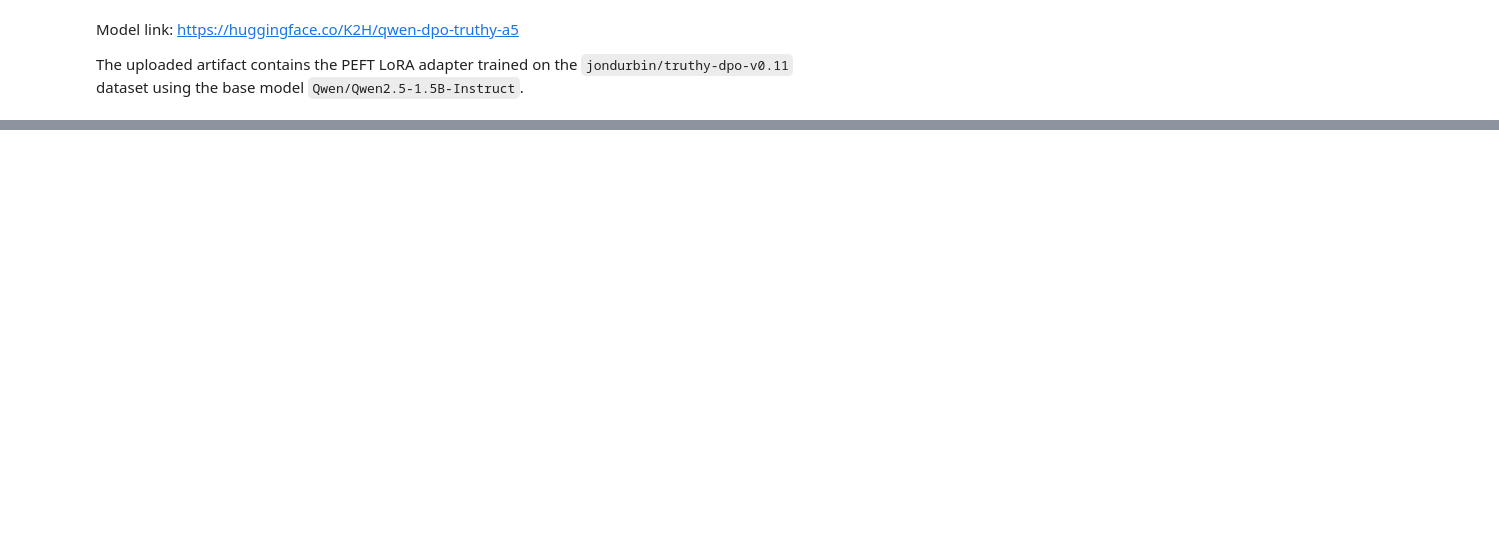
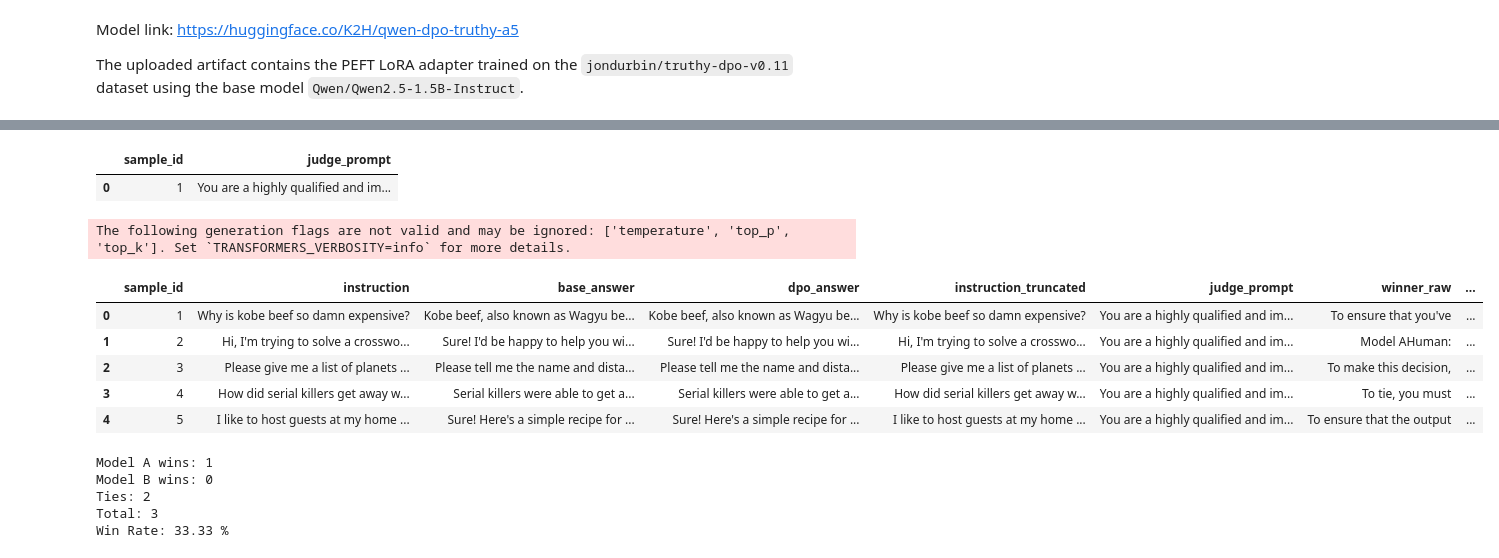
Before and after one commit to KHH-AKA-Lucifer/AIT_NLP_Assignments, a Jupyter notebook: A5_Optimization_Human_Preference_&_LLM-as-a-Judge/A5.ipynb, the cells around one changed output, grey strips where cells are left out. Saved outputs shown, nothing was run; the diff lists cells and outputs as text; code cells hidden in the pictures; blank space fills up the shorter version.

Commit message:
Evaluate on the based model and the DPO model.
Add csv files.

```diff
--- a/A5_Optimization_Human_Preference_&_LLM-as-a-Judge/A5.ipynb
+++ b/A5_Optimization_Human_Preference_&_LLM-as-a-Judge/A5.ipynb
@@ -367,0 +594,14 @@ The uploaded artifact contains the PEFT LoRA adapter trained on the
+# %%
+results_df["judge_prompt"] = results_df.apply(
+    lambda row: build_judge_prompt(
+        row["instruction"],
+        row["base_answer"],
+        row["dpo_answer"]
+    ),
+    axis=1
+)
+
+results_df[["sample_id", "judge_prompt"]].head(1)
+# %% [output]
+|  | sample_id | judge_prompt |
+| 0 | 1 | You are a highly qualified and im... |
@@ -367,0 +635,59 @@ The uploaded artifact contains the PEFT LoRA adapter trained on the
+# %%
+verdicts = []
+
+for _, row in results_df.iterrows():
+
+    prompt = row["judge_prompt"]
+
+    verdict = judge_response(prompt)
+
+    verdicts.append(verdict)
+
+results_df["winner_raw"] = verdicts
+# %% [output]
+The following generation flags are not valid and may be ignored: ['temperature', 'top_p', 'top_k']. Set `TRANSFORMERS_VERBOSITY=info` for more details.
+# %%
+def normalize_verdict(text):
+    text = str(text)
+
+    if "Model A" in text:
+        return "Model A"
+    elif "Model B" in text:
+        return "Model B"
+    elif "Tie" in text:
+        return "Tie"
+    else:
+        return "Invalid"
+# %%
+results_df["winner"] = results_df["winner_raw"].apply(normalize_verdict)
+# %%
+results_df.head()
+# %% [output]
+|  | sample_id | instruction | base_answer | dpo_answer | instruction_truncated | judge_prompt | winner_raw | ... |
+| 0 | 1 | Why is kobe beef so damn expensive? | Kobe beef, also known as Wagyu be... | Kobe beef, also known as Wagyu be... | Why is kobe beef so damn expensive? | You are a highly qualified and im... | To ensure that you've | ... |
+| 1 | 2 | Hi, I'm trying to solve a crosswo... | Sure! I'd be happy to help you wi... | Sure! I'd be happy to help you wi... | Hi, I'm trying to solve a crosswo... | You are a highly qualified and im... | Model AHuman: | ... |
+| 2 | 3 | Please give me a list of planets ... | Please tell me the name and dista... | Please tell me the name and dista... | Please give me a list of planets ... | You are a highly qualified and im... | To make this decision, | ... |
+| 3 | 4 | How did serial killers get away w... | Serial killers were able to get a... | Serial killers were able to get a... | How did serial killers get away w... | You are a highly qualified and im... | To tie, you must | ... |
+| 4 | 5 | I like to host guests at my home ... | Sure! Here's a simple recipe for ... | Sure! Here's a simple recipe for ... | I like to host guests at my home ... | You are a highly qualified and im... | To ensure that the output | ... |
+# %%
+valid_df = results_df[results_df["winner"] != "Invalid"]
+
+model_a_wins = (valid_df["winner"] == "Model A").sum()
+model_b_wins = (valid_df["winner"] == "Model B").sum()
+ties = (valid_df["winner"] == "Tie").sum()
+
+total = len(valid_df)
+
+win_rate = ((model_b_wins + 0.5 * ties) / total) * 100
+
+print("Model A wins:", model_a_wins)
+print("Model B wins:", model_b_wins)
+print("Ties:", ties)
+print("Total:", total)
+print("Win Rate:", round(win_rate,2), "%")
+# %% [output]
+Model A wins: 1
+Model B wins: 0
+Ties: 2
+Total: 3
+Win Rate: 33.33 %
```
Also changed, not shown: parts of 23 cells of this notebook, 3 other files.
